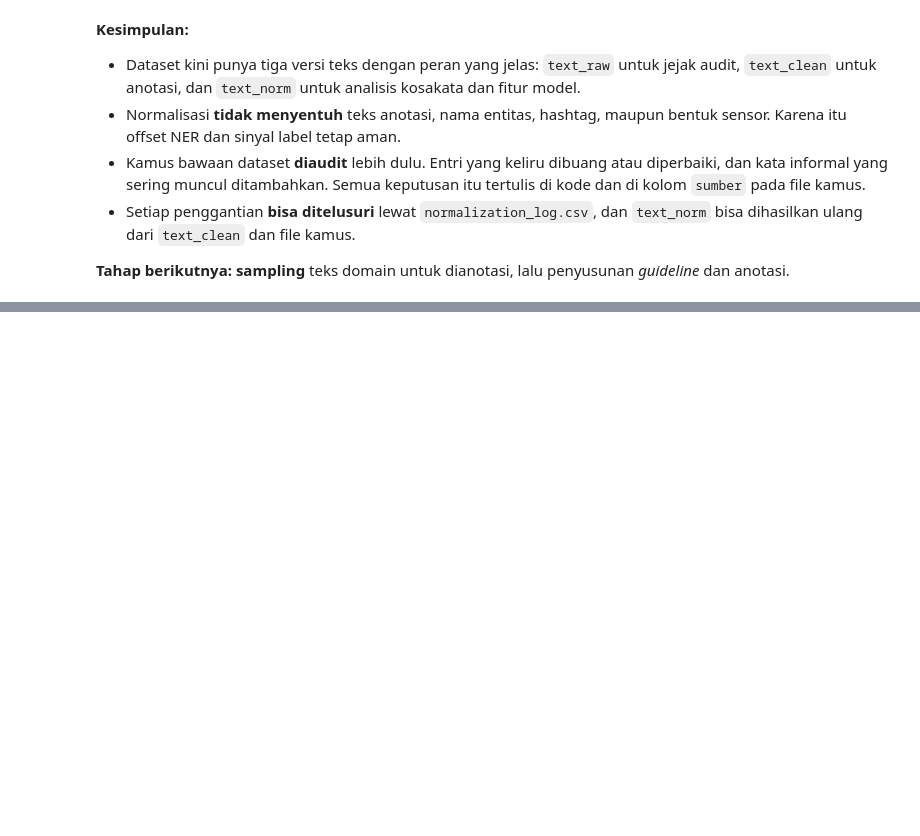
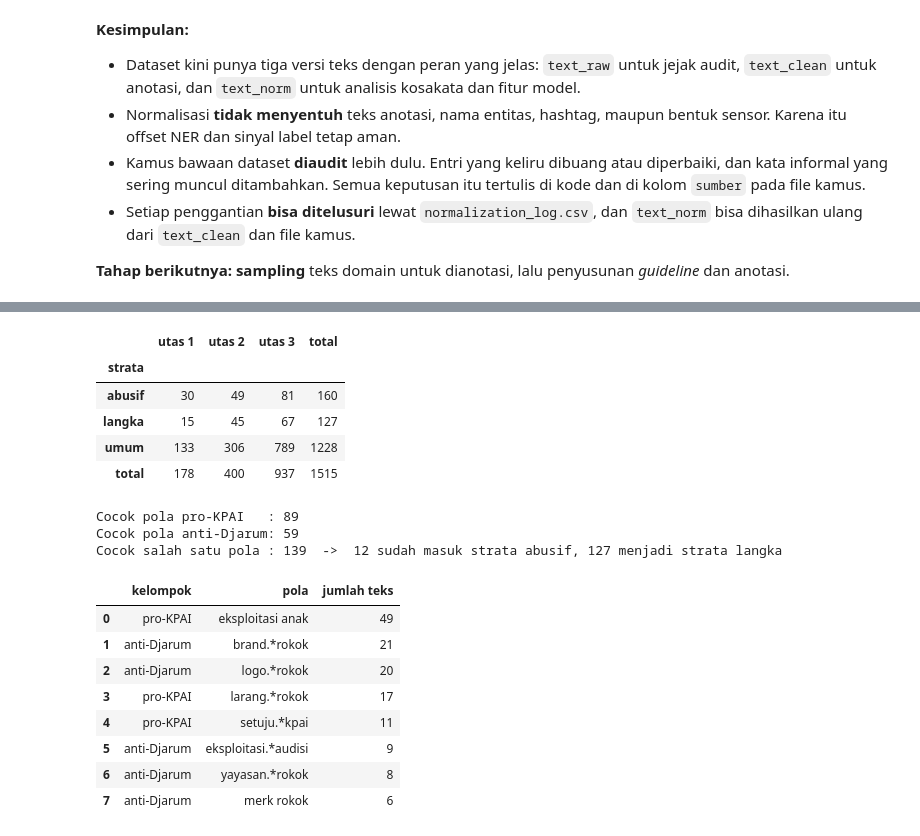
Before and after one commit to edwardchristi4n/NLP-Project, a Jupyter notebook: notebook/KelpNLP_dataset_EDA.ipynb, the cells around one changed output, grey strips where cells are left out. Cells and saved outputs as stored; diff of their text form; code cells hidden in the pictures; blank space fills up the shorter version.

```diff
--- a/notebook/KelpNLP_dataset_EDA.ipynb
+++ b/notebook/KelpNLP_dataset_EDA.ipynb
@@ -2590,0 +2670,51 @@ display(Markdown(f"""
+# %%
+def tentukan_strata(df):
+    """Strata tiap teks. Kriteria hanya memakai orig_label dan text_clean (bukan text_norm)."""
+    kecil = df["text_clean"].str.lower()
+    abusif = df["orig_label"].isin([2, 3])
+    indikasi = kecil.str.contains(RE_PRO_KPAI, regex=True) | kecil.str.contains(RE_ANTI_DJARUM, regex=True)
+    return pd.Series(np.select([abusif, indikasi], ["abusif", "langka"], default="umum"), index=df.index)
+
+df_pop["strata"] = tentukan_strata(df_pop)
+
+# jumlah per strata dan per utas
+tabel_strata = pd.crosstab(df_pop["strata"], df_pop["thread"], margins=True, margins_name="total")
+tabel_strata.columns = [f"utas {c}" if c != "total" else c for c in tabel_strata.columns]
+display(tabel_strata)
+
+# tumpang tindih pola dengan strata abusif
+kecil = df_pop["text_clean"].str.lower()
+kena_pro = kecil.str.contains(RE_PRO_KPAI, regex=True)
+kena_anti = kecil.str.contains(RE_ANTI_DJARUM, regex=True)
+is_abusif = df_pop["strata"] == "abusif"
+print(f"Cocok pola pro-KPAI   : {int(kena_pro.sum())}")
+print(f"Cocok pola anti-Djarum: {int(kena_anti.sum())}")
+print(f"Cocok salah satu pola : {int((kena_pro | kena_anti).sum())}"
+      f"  ->  {int(((kena_pro | kena_anti) & is_abusif).sum())} sudah masuk strata abusif,"
+      f" {int((df_pop['strata'] == 'langka').sum())} menjadi strata langka")
+
+# jumlah teks per pola (satu teks bisa cocok dengan beberapa pola)
+per_pola = pd.DataFrame(
+    [(kel, p, int(kecil.str.contains(p, regex=True).sum()))
+     for kel, pola in (("pro-KPAI", RE_PRO_KPAI), ("anti-Djarum", RE_ANTI_DJARUM)) for p in pola.split("|")],
+    columns=["kelompok", "pola", "jumlah teks"]).sort_values("jumlah teks", ascending=False)
+display(per_pola.head(8).reset_index(drop=True))
+# %% [output]
+|  | utas 1 | utas 2 | utas 3 | total |
+| strata |  |  |  |  |
+| abusif | 30 | 49 | 81 | 160 |
+| langka | 15 | 45 | 67 | 127 |
+| umum | 133 | 306 | 789 | 1228 |
+| total | 178 | 400 | 937 | 1515 |
+Cocok pola pro-KPAI   : 89
+Cocok pola anti-Djarum: 59
+Cocok salah satu pola : 139  ->  12 sudah masuk strata abusif, 127 menjadi strata langka
+|  | kelompok | pola | jumlah teks |
+| 0 | pro-KPAI | eksploitasi anak | 49 |
+| 1 | anti-Djarum | brand.*rokok | 21 |
+| 2 | anti-Djarum | logo.*rokok | 20 |
+| 3 | pro-KPAI | larang.*rokok | 17 |
+| 4 | pro-KPAI | setuju.*kpai | 11 |
+| 5 | anti-Djarum | eksploitasi.*audisi | 9 |
+| 6 | anti-Djarum | yayasan.*rokok | 8 |
+| 7 | anti-Djarum | merk rokok | 6 |
```
Also changed, not shown: parts of 20 cells of this notebook, 13 other files.
